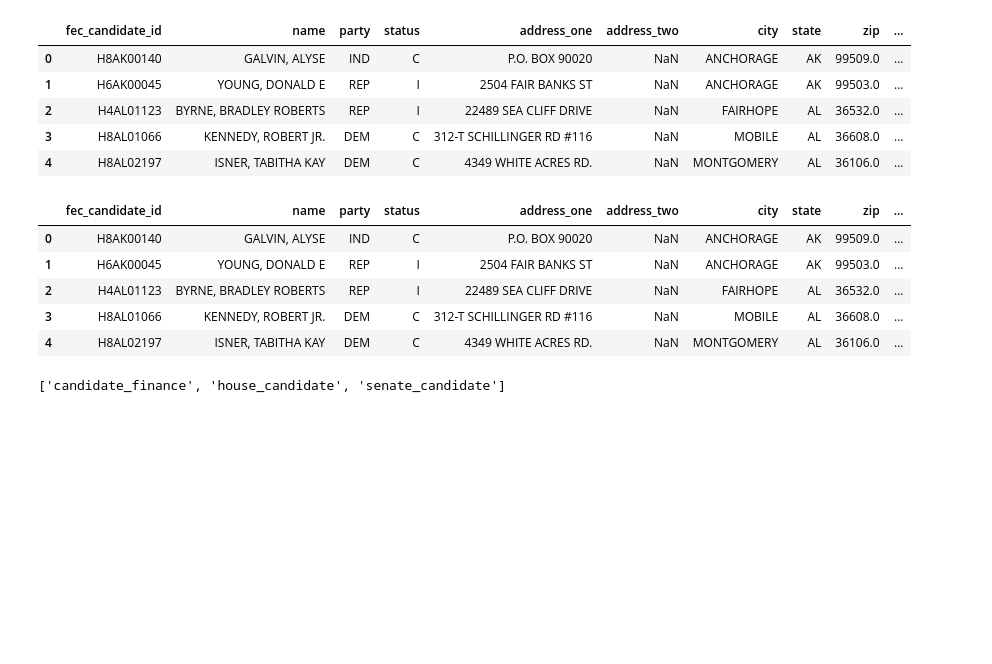
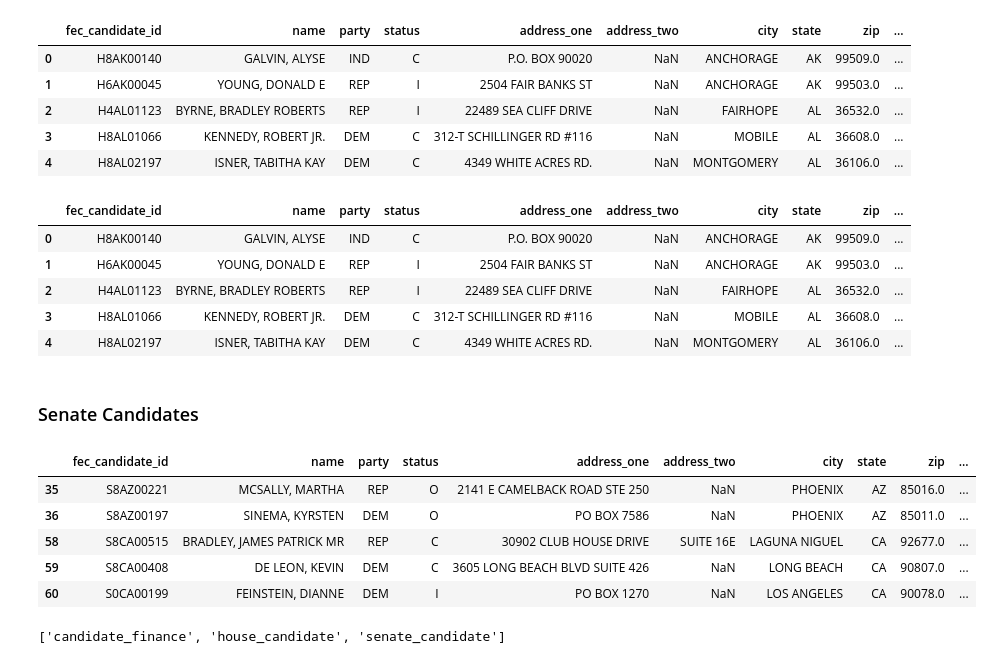
Before and after one commit to mosal2000/Election-ETL, a Jupyter notebook: Midterm Elections 2018.ipynb, the cells around one changed output. Drawn from its saved outputs; the diff is of its cells as text; code cells hidden in the pictures; blank space fills up the shorter version.

```diff
--- a/Midterm Elections 2018.ipynb
+++ b/Midterm Elections 2018.ipynb
@@ -35,6 +37,21 @@ House_candidates_1.head()
 | 2 | H4AL01123 | BYRNE, BRADLEY ROBERTS | REP | I | 22489 SEA CLIFF DRIVE | NaN | FAIRHOPE | AL | 36532.0 | ... |
 | 3 | H8AL01066 | KENNEDY, ROBERT JR. | DEM | C | 312-T SCHILLINGER RD #116 | NaN | MOBILE | AL | 36608.0 | ... |
 | 4 | H8AL02197 | ISNER, TABITHA KAY | DEM | C | 4349 WHITE ACRES RD. | NaN | MONTGOMERY | AL | 36106.0 | ... |
+# %% [markdown]
+### Senate Candidates
+# %%
+Senate_candidates = candidates_df[candidates_df["branch"]=='S'].copy()
+
+Senate_candidates = Senate_candidates.drop(['branch'], axis=1)
+
+Senate_candidates.head()
+# %% [output]
+|  | fec_candidate_id | name | party | status | address_one | address_two | city | state | zip | ... |
+| 35 | S8AZ00221 | MCSALLY, MARTHA | REP | O | 2141 E CAMELBACK ROAD STE 250 | NaN | PHOENIX | AZ | 85016.0 | ... |
+| 36 | S8AZ00197 | SINEMA, KYRSTEN | DEM | O | PO BOX 7586 | NaN | PHOENIX | AZ | 85011.0 | ... |
+| 58 | S8CA00515 | BRADLEY, JAMES PATRICK MR | REP | C | 30902 CLUB HOUSE DRIVE | SUITE 16E | LAGUNA NIGUEL | CA | 92677.0 | ... |
+| 59 | S8CA00408 | DE LEON, KEVIN | DEM | C | 3605 LONG BEACH BLVD SUITE 426 | NaN | LONG BEACH | CA | 90807.0 | ... |
+| 60 | S0CA00199 | FEINSTEIN, DIANNE | DEM | I | PO BOX 1270 | NaN | LOS ANGELES | CA | 90078.0 | ... |
 # %%
 connection_string = "root:NewPassword@localhost:3306/election_2018_db"
 engine = create_engine(f'mysql://{connection_string}')
```
Also changed, not shown: parts of 5 cells of this notebook.
